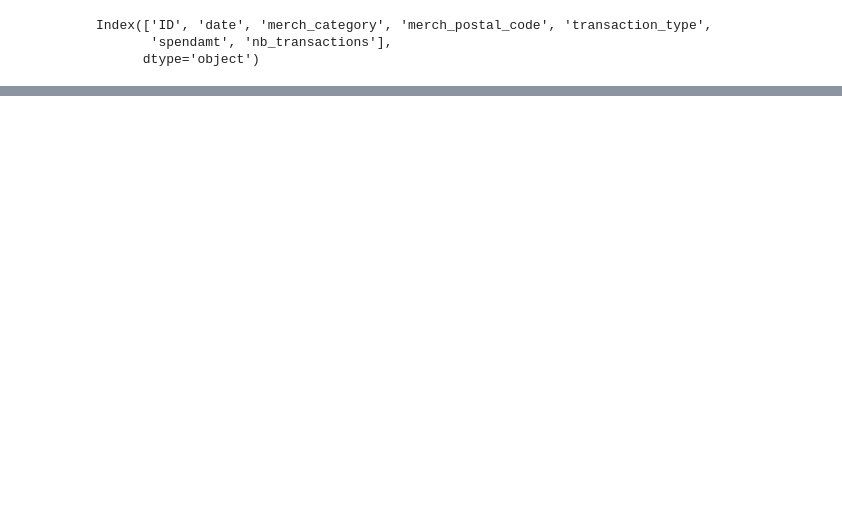
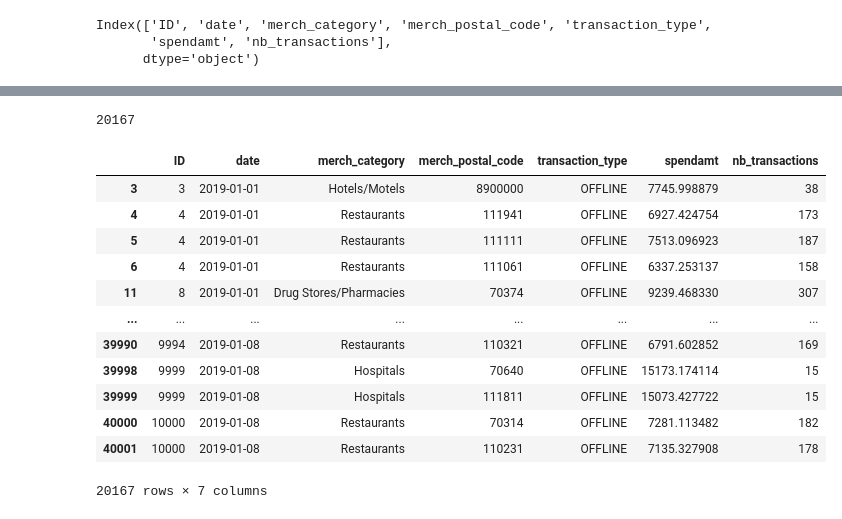
Before and after one commit to KnowledgeEdgeAI/PETs_for_Public_Health_Challenge, a Jupyter notebook: pet_milestone2.ipynb, the cells around one changed output, grey strips where cells are left out. Saved outputs shown, nothing was run; the diff lists cells and outputs as text; code cells hidden in the pictures; blank space fills up the shorter version.

```diff
--- a/pet_milestone2.ipynb
+++ b/pet_milestone2.ipynb
@@ -106,0 +143,19 @@ AttributeError: module 'pandas' has no attribute 'df_is_equal'
+# %%
+df_filtered=df[(df["date"]>="2019-01-01") & (df["date"]<="2019-01-08") & (df["transaction_type"] == "OFFLINE")]
+print(len(df_filtered))
+df_filtered
+# %% [output]
+20167
+|  | ID | date | merch_category | merch_postal_code | transaction_type | spendamt | nb_transactions |
+| 3 | 3 | 2019-01-01 | Hotels/Motels | 8900000 | OFFLINE | 7745.998879 | 38 |
+| 4 | 4 | 2019-01-01 | Restaurants | 111941 | OFFLINE | 6927.424754 | 173 |
+| 5 | 4 | 2019-01-01 | Restaurants | 111111 | OFFLINE | 7513.096923 | 187 |
+| 6 | 4 | 2019-01-01 | Restaurants | 111061 | OFFLINE | 6337.253137 | 158 |
+| 11 | 8 | 2019-01-01 | Drug Stores/Pharmacies | 70374 | OFFLINE | 9239.468330 | 307 |
+| ... | ... | ... | ... | ... | ... | ... | ... |
+| 39990 | 9994 | 2019-01-08 | Restaurants | 110321 | OFFLINE | 6791.602852 | 169 |
+| 39998 | 9999 | 2019-01-08 | Hospitals | 70640 | OFFLINE | 15173.174114 | 15 |
+| 39999 | 9999 | 2019-01-08 | Hospitals | 111811 | OFFLINE | 15073.427722 | 15 |
+| 40000 | 10000 | 2019-01-08 | Restaurants | 70314 | OFFLINE | 7281.113482 | 182 |
+| 40001 | 10000 | 2019-01-08 | Restaurants | 110231 | OFFLINE | 7135.327908 | 178 |
+20167 rows × 7 columns
```
Also changed, not shown: parts of 19 cells of this notebook, 1 other file.
